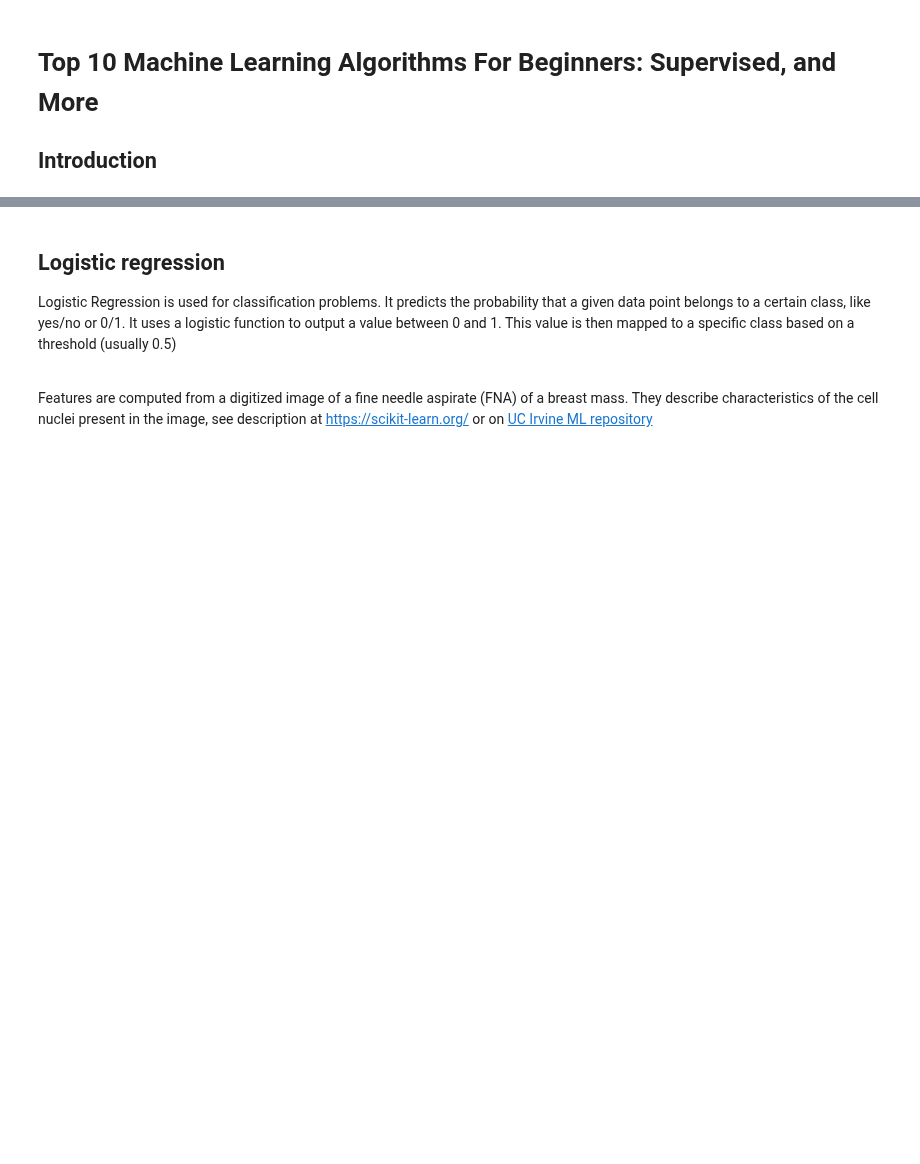
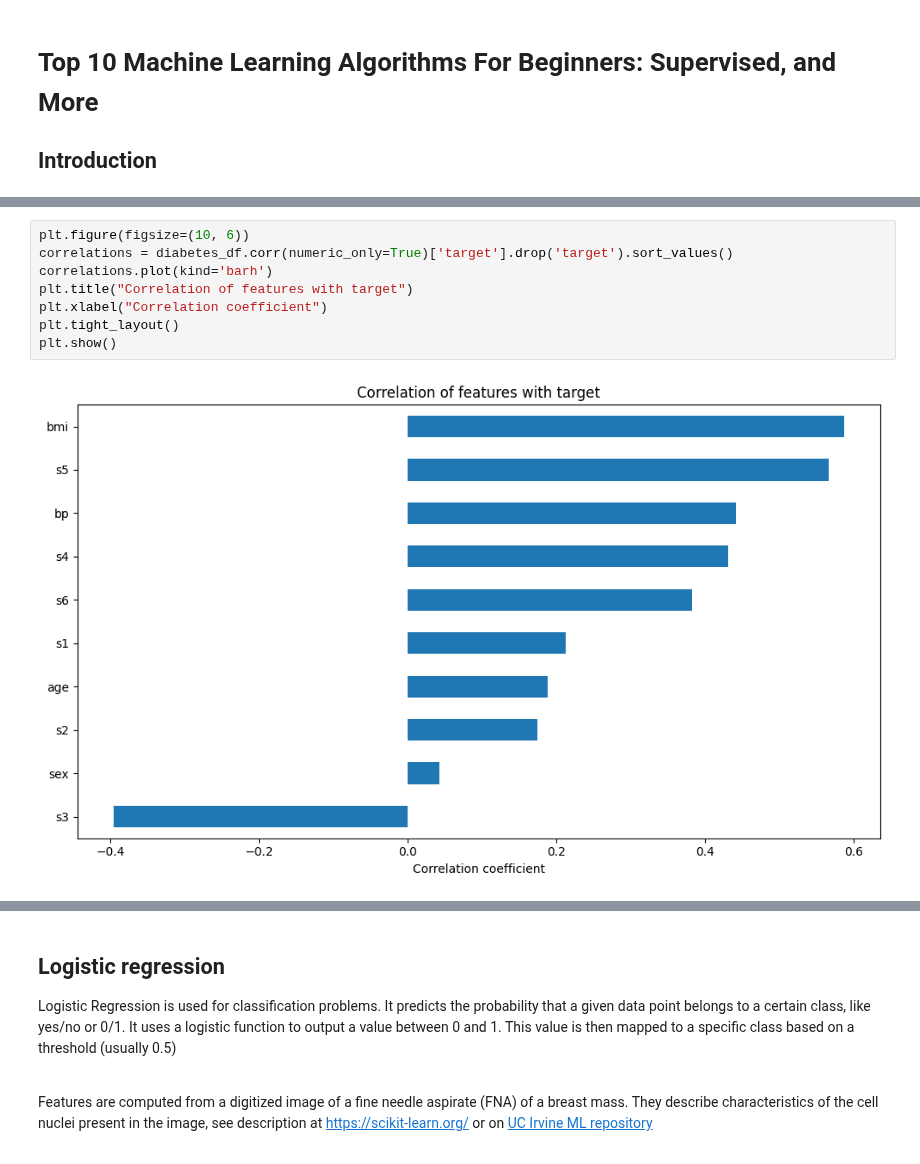
Before and after one commit to rpoteau/pyPhysChem, a Jupyter notebook: ML-10algorithms.ipynb, the cells around one changed output, grey strips where cells are left out. Drawn from its saved outputs; the diff is of its cells as text; blank space fills up the shorter version.

```diff
--- a/ML-10algorithms.ipynb
+++ b/ML-10algorithms.ipynb
@@ -37,0 +117,10 @@ Each of these 10 feature variables have been mean centered and scaled by the sta
+# %%
+plt.figure(figsize=(10, 6))
+correlations = diabetes_df.corr(numeric_only=True)['target'].drop('target').sort_values()
+correlations.plot(kind='barh')
+plt.title("Correlation of features with target")
+plt.xlabel("Correlation coefficient")
+plt.tight_layout()
+plt.show()
+# %% [output]
+[figure, added]
```
Also changed, not shown: parts of 15 cells of this notebook, 5 other files.
